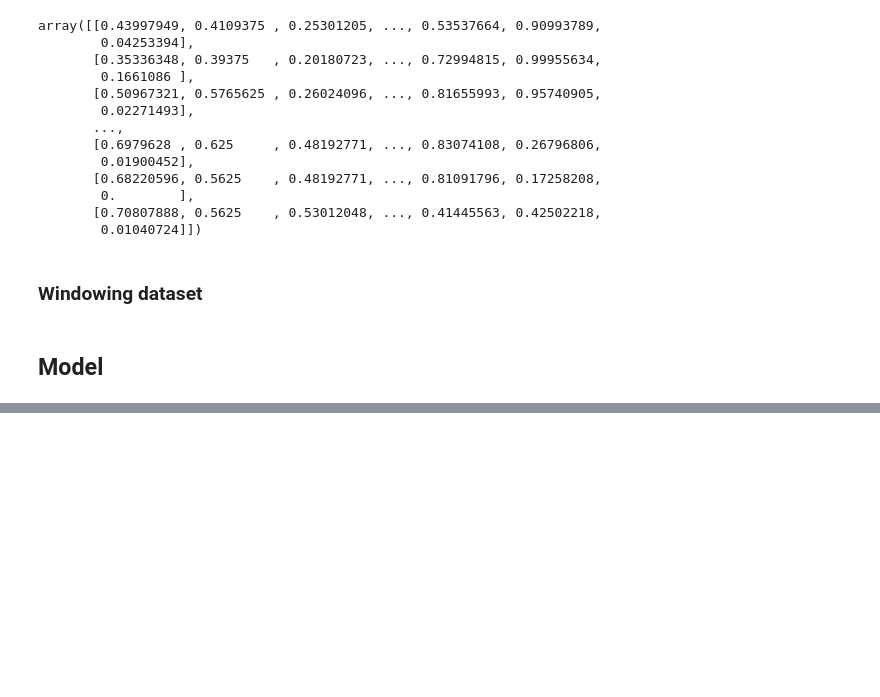
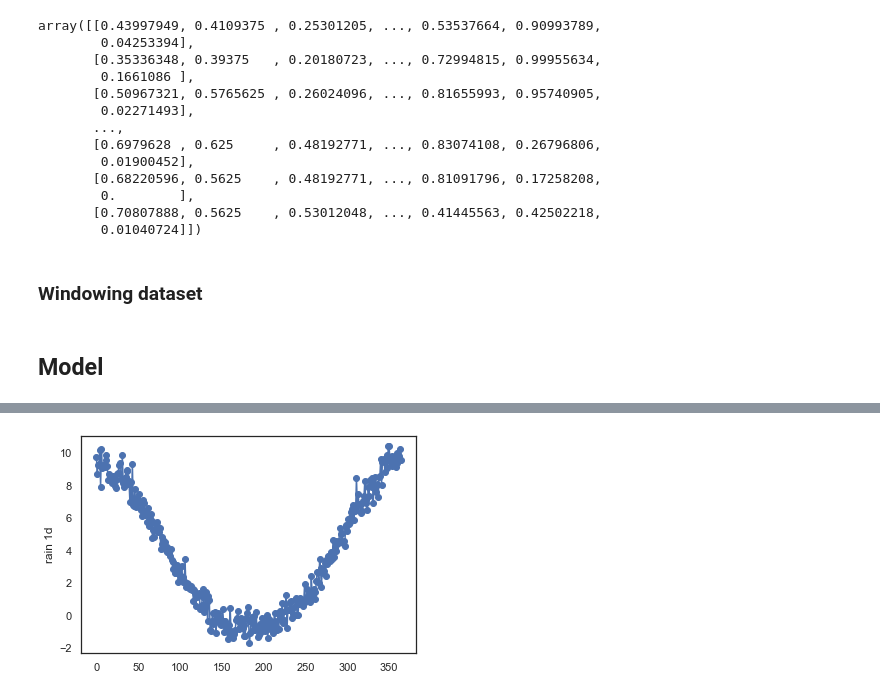
Before and after one commit to AldhiPrambudi/BMKG_1, a Jupyter notebook: src/eda_preprocess.ipynb, the cells around one changed output, grey strips where cells are left out. Cells and saved outputs as stored; diff of their text form; code cells hidden in the pictures; blank space fills up the shorter version.

```diff
--- a/src/eda_preprocess.ipynb
+++ b/src/eda_preprocess.ipynb
@@ -187,7 +191,6 @@ model = keras.models.Sequential([
 # %%
 model.compile(optimizer = 'adam', loss = 'mean_squared_error')
 # %%
-# Fitting the RNN to the Training set
-epoch = 100
+epoch = 10
 batch_size = 128
-model.fit(x_train_multi, y_train_multi, epochs = epoch, batch_size = batch_size)
+model.fit(x_train_multi, y_train_multi, validation_data=(x_val_multi, y_val_multi), epochs = epoch, batch_size = batch_size)
@@ -193,0 +275,6 @@ model.fit(x_train_multi, y_train_multi, epochs = epoch, batch_size = batch_size)
+# %%
+plt.plot(y_descaled.flatten(), marker='o')
+plt.ylabel("rain 1d")
+plt.show()
+# %% [output]
+[figure, added]
```
Also changed, not shown: parts of 10 cells of this notebook, 5 other files.
